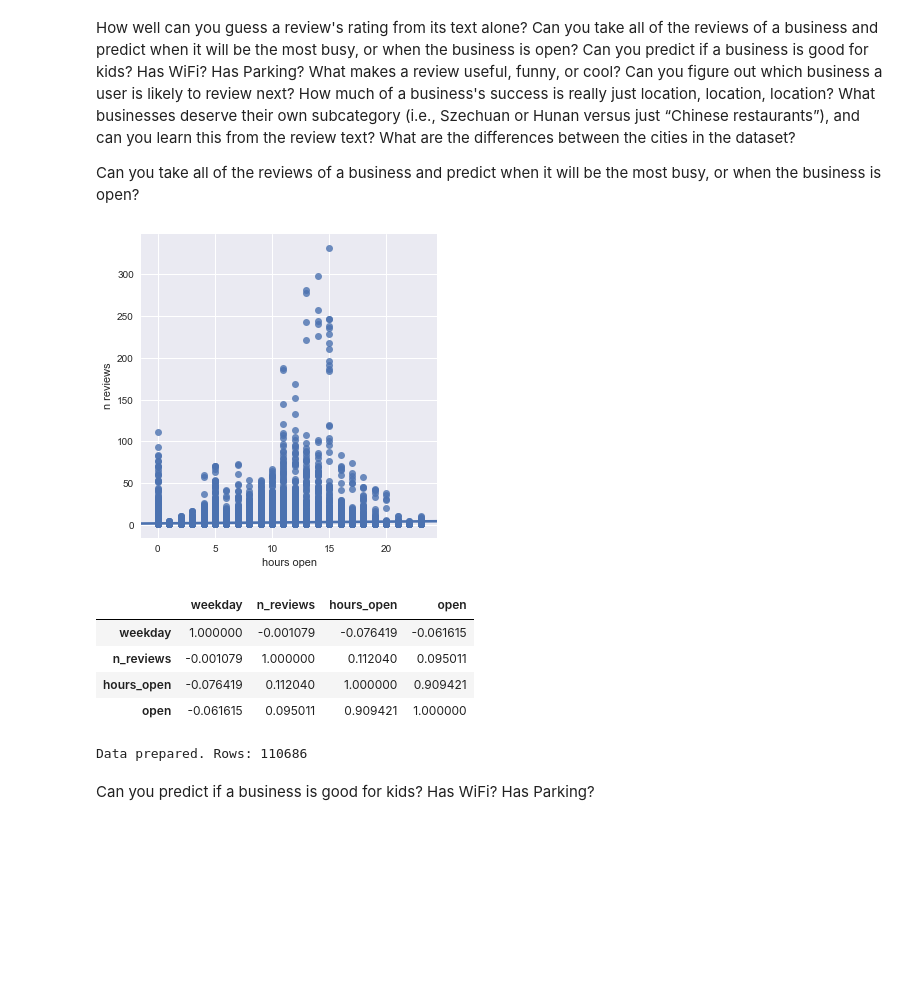
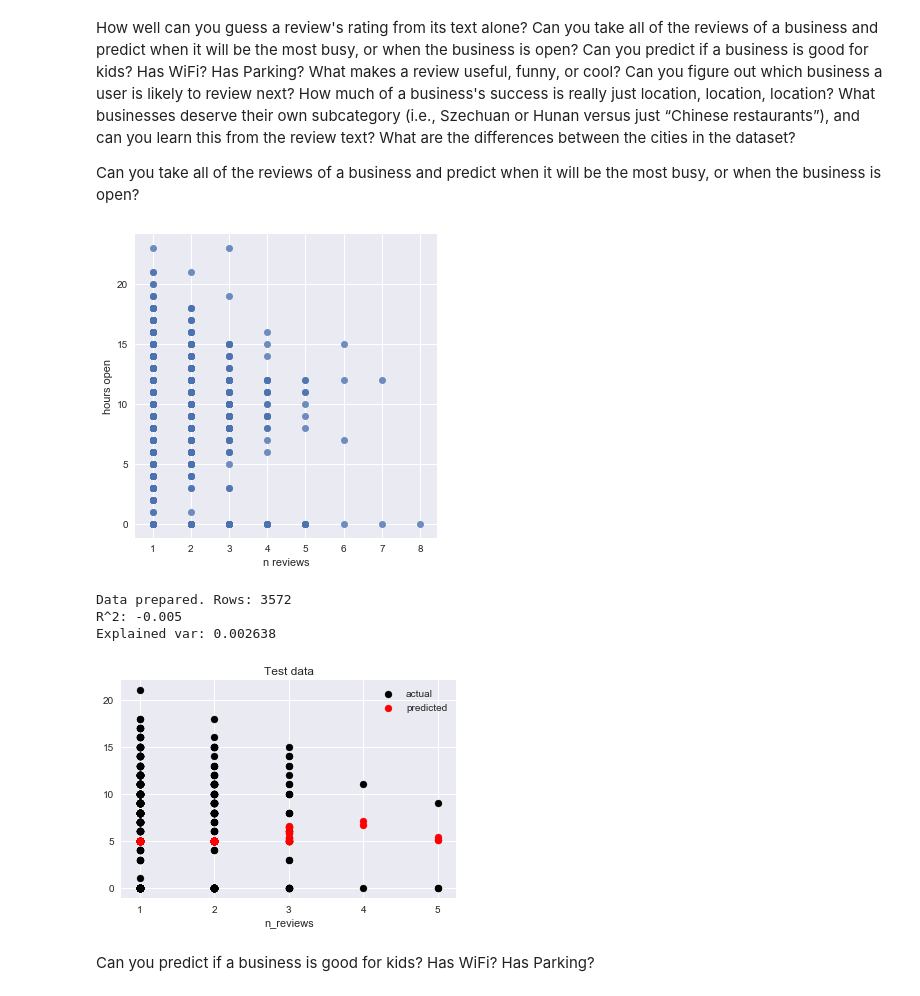
Before and after one commit to fdelia/yelp-challenge, a Jupyter notebook: 1_data_exploration.ipynb, the cells around one changed output. Cells and saved outputs as stored; diff of their text form; code cells hidden in the pictures; blank space fills up the shorter version.

```diff
--- a/1_data_exploration.ipynb
+++ b/1_data_exploration.ipynb
@@ -24,7 +24,7 @@ fileinput.close() # sometimes fileinput is already active
 def load_file(filename, transformer=None):
     data_dir = "yelp_dataset_challenge_round9"
     filepath = os.path.join(data_dir, filename)
-    max_lines = 250000
+    max_lines = 50000
 
     data = []
     for line in fileinput.input(filepath):
@@ -87,7 +87,7 @@ def hours_to_matrix(hours):
     return mat
 
 # add attributes columns
-# TODO unfinished for "BusinessParking", "GoodForMeal", "Ambience"
+# TODO unfinished for "GoodForMeal", "Ambience"
 def add_attribute_cols(attr):
     s = {}
     if attr is not None:
@@ -101,6 +101,12 @@ def add_attribute_cols(attr):
                 s["attr_RestaurantsPriceRange2"] = int(t[1])
             if "WiFi: free" in a:
                 s["attr_WiFi"] = 1
+            if "BusinessParking" in a: # improvable
+                counter = 0
+                for b in ["'garage': True", "'street': True", "'lot': True", "'valet': True"]:
+                    if b in a:
+                        counter += 1
+                s["n_parking"] = counter
     return pd.Series(s, dtype=np.int8)
 
 df_bus['opening_hours'] = df_bus['hours'].apply(hours_to_matrix)
@@ -245,29 +264,26 @@ How well can you guess a review's rating from its text alone? Can you take all o
 Can you take all of the reviews of a business and predict when it will be the most busy, or when the business is open?
 # %%
 # prepare data
-reviews = df_review.groupby(['business_id', 'weekday']).size().to_frame('n_reviews').reset_index()
-reviews = reviews.merge(df_bus[['business_id', 'opening_hours']])
+reviews = df_review[df_review['date'] > datetime(2015, 1, 1)]
+#reviews = df_review
+reviews = reviews.groupby(['business_id', 'weekday']).size().to_frame('n_reviews').reset_index()
+reviews = reviews.merge(df_bus[['business_id', 'opening_hours', 'is_open']])
 reviews['hours_open'] = reviews.apply(lambda x: x['opening_hours'][x['weekday']], axis=1)
 def is_open(hours):
     if hours > 0: return 1
     else: return 0
 reviews['open'] = reviews['hours_open'].apply(is_open)
 
-sns.lmplot('hours_open', 'n_reviews', data=reviews,
-           fit_reg=True)
-plt.xlabel('hours open')
-plt.ylabel('n reviews')
+sns.lmplot('n_reviews', 'hours_open', data=reviews,
+           fit_reg=False)
+plt.ylabel('hours open')
+plt.xlabel('n reviews')
 plt.show()
 
-reviews.corr()
 #reviews.groupby('open').size()
+#reviews.corr()
 # %% [output]
-[figure, old version]
+[figure, new version]
-|  | weekday | n_reviews | hours_open | open |
-| weekday | 1.000000 | -0.001079 | -0.076419 | -0.061615 |
-| n_reviews | -0.001079 | 1.000000 | 0.112040 | 0.095011 |
-| hours_open | -0.076419 | 0.112040 | 1.000000 | 0.909421 |
-| open | -0.061615 | 0.095011 | 0.909421 | 1.000000 |
 # %%
 # split data
 X = reviews[['weekday', 'n_reviews']]
@@ -283,40 +299,46 @@ from sklearn.metrics import r2_score, explained_variance_score, classification_r
 from sklearn.pipeline import Pipeline
 from sklearn.linear_model import LogisticRegression
 from sklearn.neural_network import MLPClassifier, MLPRegressor
+from sklearn.svm import NuSVR
 
 model = Pipeline([
     ('scaler', StandardScaler()),
 #    ('learner', LogisticRegression())
 #    ('classifier', MLPClassifier())
-    ('regressor', MLPRegressor())
+#    ('regressor', MLPRegressor(alpha=0.01, hidden_layer_sizes=(100, 100)))
+    ('regressor', NuSVR())
 ])
 
-#print(y_train)
 model.fit(X_train, y_train)
 y_pred = model.predict(X_test)
 print("R^2: %1.3f" % r2_score(y_test, y_pred))
 print("Explained var: {:3f}".format(explained_variance_score(y_test, y_pred)))
-print(y_pred)
-#print(classification_report(y_test, y_pred))
+if 'classifier' in model.named_steps:
+    print(classification_report(y_test, y_pred))
 
-print(grid.best_estimator_.named_steps['regressor'])
+X_res = X_test['n_reviews']
+plt.scatter(X_res, y_test, color='black', label='actual')
+plt.scatter(X_res, y_pred, color='red', label='predicted')
+plt.xlabel('n_reviews')
+plt.legend(); plt.title('Test data')
+plt.show()
+
 if False:
     from sklearn.model_selection import GridSearchCV
     print('Start cv grid search...')
     params = {
-        'regressor__hidden_layer_sizes': [(100,), (100, 100), (100, 50)],
+       # 'regressor__hidden_layer_sizes': [(100,), (100, 100), (100, 50)],
         'regressor__alpha': [1e-5, 1e-4, 1e-3, 1e-2, 1e-1]
     }
 
     grid = GridSearchCV(model, cv=3, n_jobs=-1, param_grid=params)
     grid.fit(X_train, y_train)
 
-    print(grid.best_estimator_named_steps.named_steps['regressor'])
-# overfitting
-# not enough data to train, better performance needed
-# data needs sampling
-# a model for every day or multiple regression?
+    print(grid.best_estimator_.named_steps['regressor'])
 # %% [output]
-Data prepared. Rows: 110686
+Data prepared. Rows: 3572
+R^2: -0.005
+Explained var: 0.002638
+[figure, added]
 # %% [markdown]
 Can you predict if a business is good for kids? Has WiFi? Has Parking?
```
Also changed, not shown: parts of 5 cells of this notebook.
